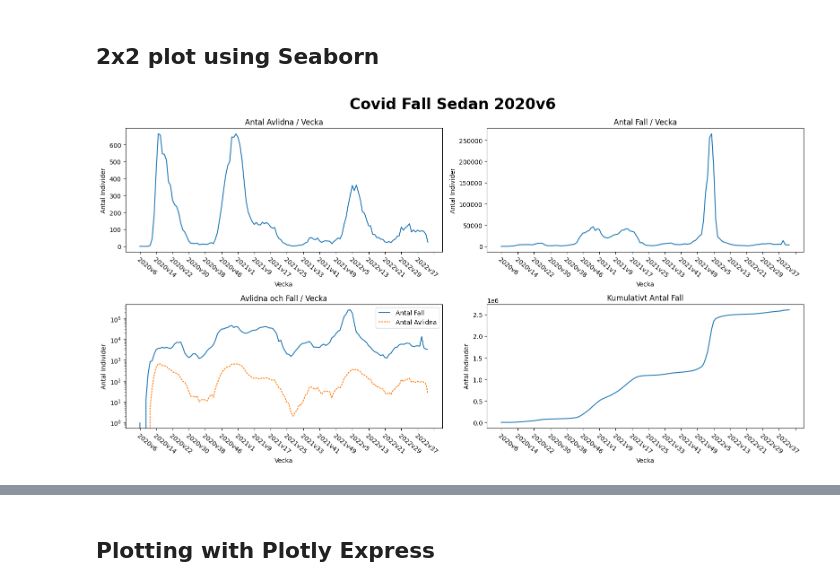
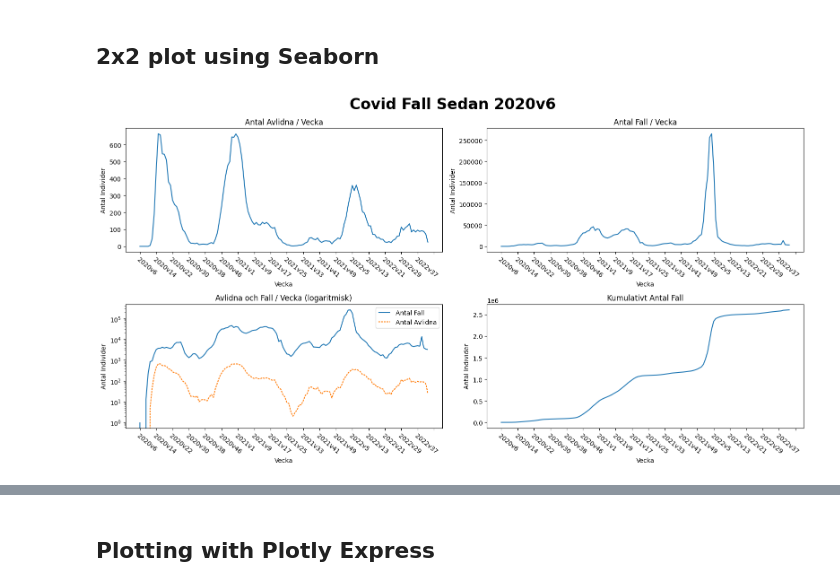
Before and after one commit to Andreas-Svensson/data_processing, a Jupyter notebook: Laboration_Covid19/E1_Data_Covid19.ipynb, the cells around one changed output, grey strips where cells are left out. Cells and saved outputs as stored; diff of their text form; code cells hidden in the pictures.

Commit message:
added comments to 2x2 plot, updated title

```diff
--- a/Laboration_Covid19/E1_Data_Covid19.ipynb
+++ b/Laboration_Covid19/E1_Data_Covid19.ipynb
@@ -122,34 +122,35 @@ fig, axes = plt.subplots(2, 2, figsize=(16, 8))
 
 titles = {
     "Antal Avlidna / Vecka": "Antal Avlidna",
     "Antal Fall / Vecka": "Antal Fall",
-    "Avlidna och Fall / Vecka": ["Antal Fall", "Antal Avlidna"],
+    "Avlidna och Fall / Vecka (logaritmisk)": ["Antal Fall", "Antal Avlidna"],
     "Kumulativt Antal Fall": "Kumulativt Antal Fall",
 }
 
 for ax, (title, series) in zip(axes.flatten(), titles.items()):
     if isinstance(series, list):
         for i, serie in enumerate(
             series
-        ):  # i used for ensuring different visuals of each graph input
+        ):  # i used for ensuring different visuals of each graph input, this works for more than 2 lines per ax as well
             sns.lineplot(df, x="Vecka", y=serie, ax=ax, label=serie, dashes=[i + 1, i])
         ax.set_yscale("log")
     else:
         sns.lineplot(df, x="Vecka", y=series, ax=ax)
 
     ax.set_title(title)
     ax.set_ylabel("Antal Individer")
     ax.xaxis.set_major_locator(plt.MaxNLocator(20))  # showing 20 tick labels
     ax.xaxis.set_tick_params(
         rotation=-40
     )  # draws ticks at bottom of x axis with rotation
     plt.setp(
         ax.get_xticklabels(), ha="left", rotation_mode="anchor"
     )  # anchor left part of label to tick
 
 fig.tight_layout()
-fig.suptitle("Covid Fall Sedan 2020v6", fontsize=24, fontweight="bold", y=1.04);
+fig.suptitle("Covid Fall Sedan 2020v6", fontsize=24, fontweight="bold", y=1.04); # y-value over 1 raises title up a bit higher
 
+# using bbox tight for matplot to figure out the boundaries of the figure by itself
 plt.savefig("Visualiseringar/E1_2x2_fall_avlidna_veckovis.png", bbox_inches='tight')
 # %% [output]
-[figure, old version]
+[figure, new version]
```
Also changed, not shown: parts of 1 cell of this notebook.
